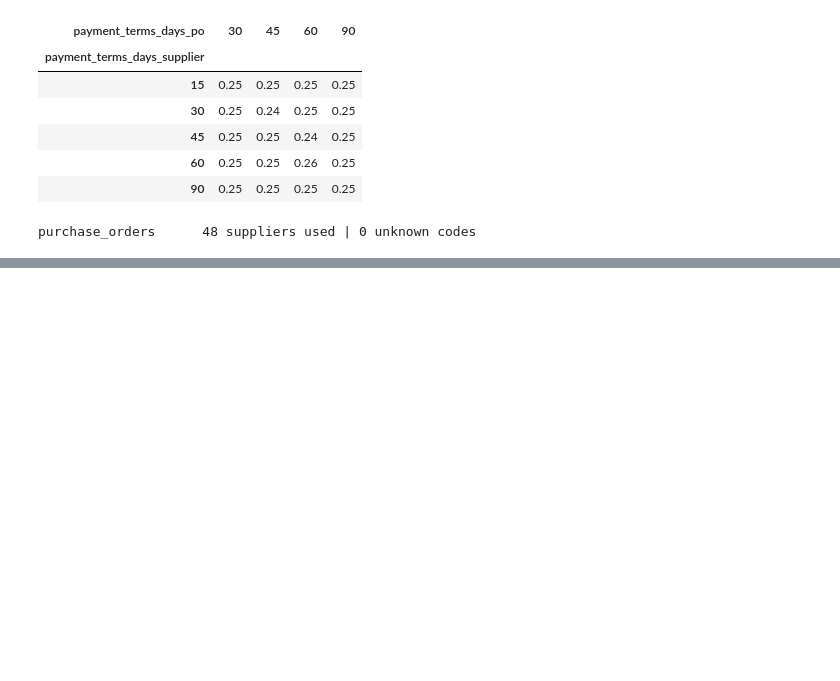
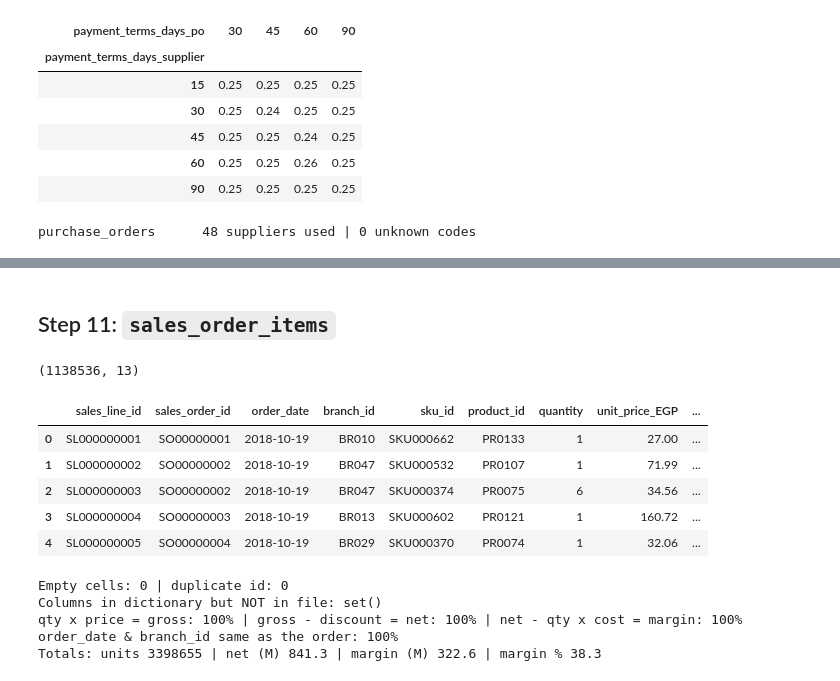
Before and after one commit to ibrahemshahd385-prog/HVIA-TASK3, a Jupyter notebook: notebooks/01_data_understanding.ipynb, the cells around one changed output, grey strips where cells are left out. Cells and saved outputs as stored; diff of their text form; code cells hidden in the pictures; blank space fills up the shorter version.

```diff
--- a/notebooks/01_data_understanding.ipynb
+++ b/notebooks/01_data_understanding.ipynb
@@ -900,0 +1187,29 @@ purchase_orders      48 suppliers used | 0 unknown codes
+# %% [markdown]
+## Step 11: `sales_order_items`
+# %%
+print(si.shape)
+si.head()
+# %% [output]
+(1138536, 13)
+|  | sales_line_id | sales_order_id | order_date | branch_id | sku_id | product_id | quantity | unit_price_EGP | ... |
+| 0 | SL000000001 | SO00000001 | 2018-10-19 | BR010 | SKU000662 | PR0133 | 1 | 27.00 | ... |
+| 1 | SL000000002 | SO00000002 | 2018-10-19 | BR047 | SKU000532 | PR0107 | 1 | 71.99 | ... |
+| 2 | SL000000003 | SO00000002 | 2018-10-19 | BR047 | SKU000374 | PR0075 | 6 | 34.56 | ... |
+| 3 | SL000000004 | SO00000003 | 2018-10-19 | BR013 | SKU000602 | PR0121 | 1 | 160.72 | ... |
+| 4 | SL000000005 | SO00000004 | 2018-10-19 | BR029 | SKU000370 | PR0074 | 1 | 32.06 | ... |
+# %%
+print("Empty cells:", si.isna().sum().sum(), "| duplicate id:", si.sales_line_id.duplicated().sum())
+print("Columns in dictionary but NOT in file:", set(dd[dd.table_name == "sales_order_items.csv"].field_name) - set(si.columns))
+print("qty x price = gross:", f"{(abs(si.quantity * si.unit_price_EGP - si.gross_line_EGP) < 0.011).mean():.0%}",
+      "| gross - discount = net:", f"{(abs(si.gross_line_EGP - si.discount_line_EGP - si.net_line_EGP) < 0.011).mean():.0%}",
+      "| net - qty x cost = margin:", f"{(abs(si.net_line_EGP - si.quantity * si.unit_cost_EGP - si.margin_EGP) < 0.011).mean():.0%}")
+same = si[["sales_order_id", "order_date", "branch_id"]].merge(so[["sales_order_id", "order_date", "branch_id"]], on="sales_order_id")
+print("order_date & branch_id same as the order:", f"{((same.order_date_x == same.order_date_y) & (same.branch_id_x == same.branch_id_y)).mean():.0%}")
+print("Totals: units", si.quantity.sum(), "| net (M)", round(si.net_line_EGP.sum() / 1e6, 1), "| margin (M)", round(si.margin_EGP.sum() / 1e6, 1),
+      "| margin %", round(si.margin_EGP.sum() / si.net_line_EGP.sum() * 100, 1))
+# %% [output]
+Empty cells: 0 | duplicate id: 0
+Columns in dictionary but NOT in file: set()
+qty x price = gross: 100% | gross - discount = net: 100% | net - qty x cost = margin: 100%
+order_date & branch_id same as the order: 100%
+Totals: units 3398655 | net (M) 841.3 | margin (M) 322.6 | margin % 38.3
```
Also changed, not shown: parts of 102 cells of this notebook, 1 other file.
